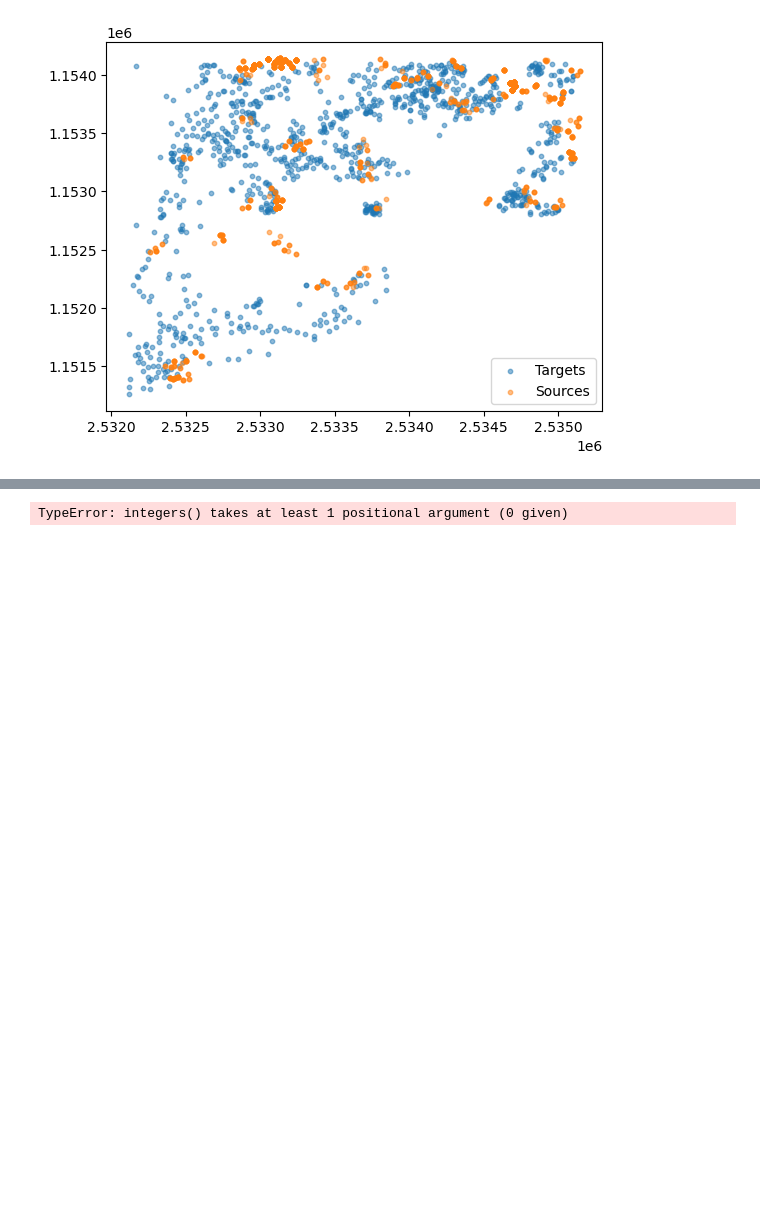
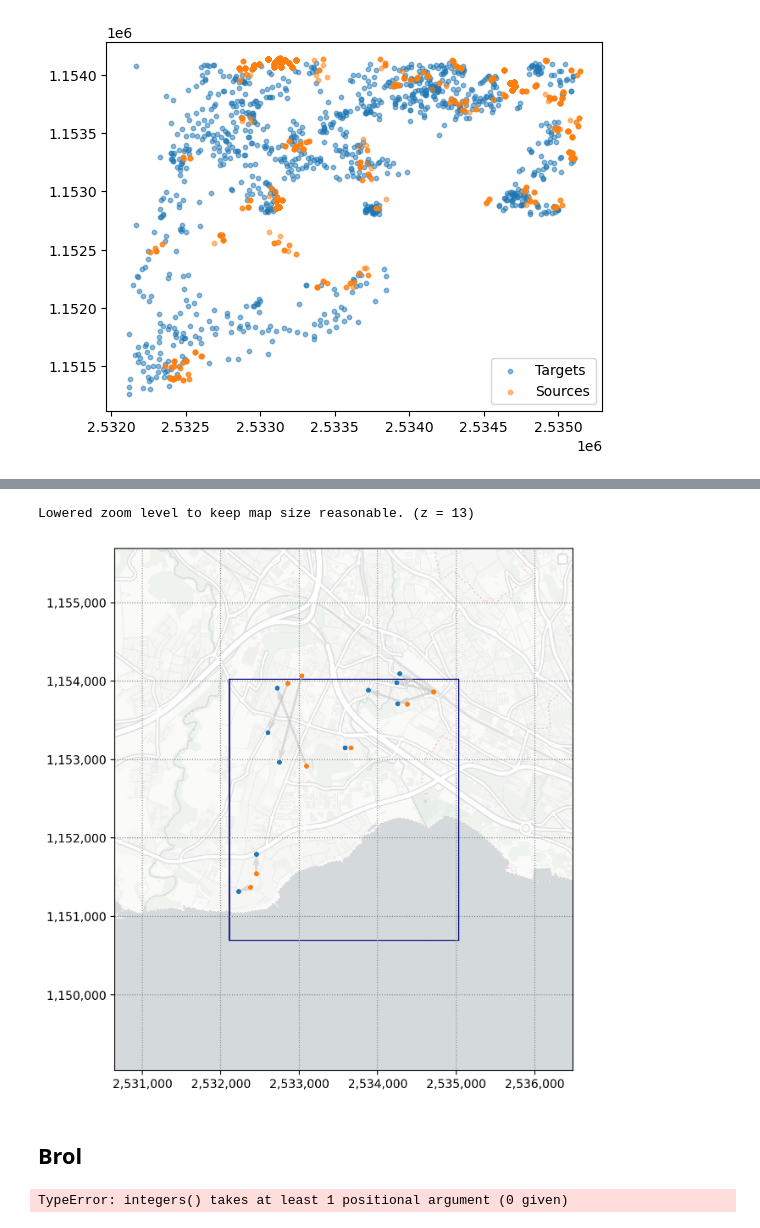
Before and after one commit to merlebleue/DRONES-AND-BUS, a Jupyter notebook: test.ipynb, the cells around one changed output, grey strips where cells are left out. Cells and saved outputs as stored; diff of their text form; code cells hidden in the pictures; blank space fills up the shorter version.

```diff
--- a/test.ipynb
+++ b/test.ipynb
@@ -188,3 +233,11 @@ plt.show()
+# %%
+fig, ax = epfl.plot((tasks_manager, tasks_manager.get_tasks(10, random_seed=10)), margin=0.5)
+fig.show()
+# %% [output]
+Lowered zoom level to keep map size reasonable. (z = 13)
+[figure, added]
+# %% [markdown]
+## Brol
 # %%
 import numpy as np
 # %%
```
Also changed, not shown: parts of 15 cells of this notebook, 14 other files.
